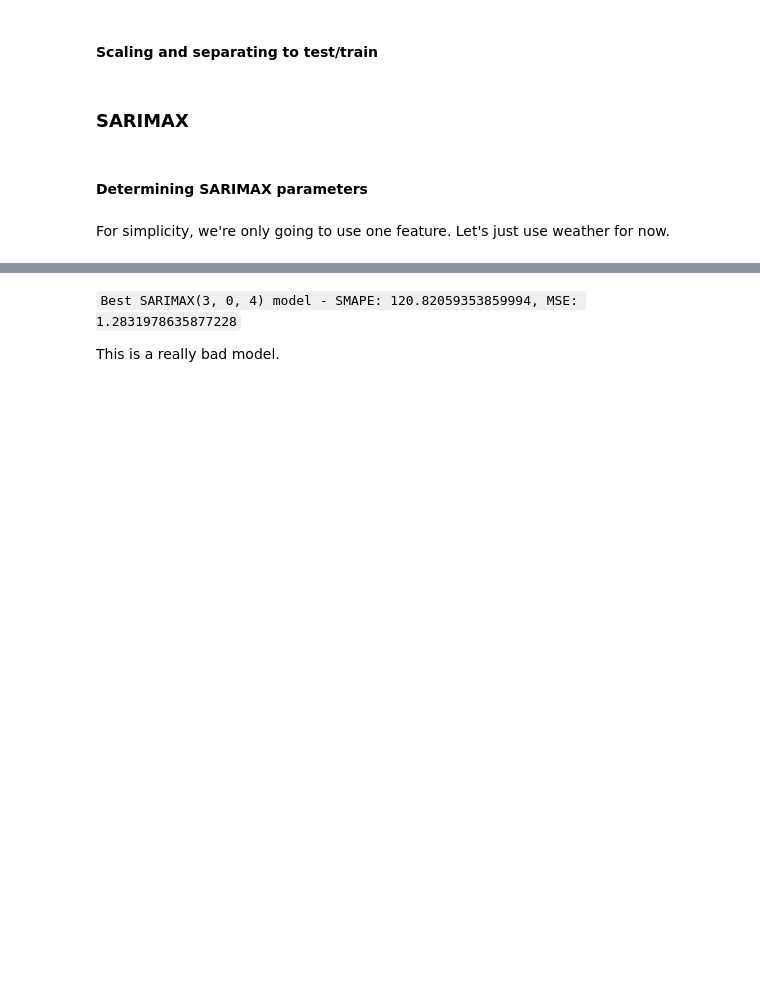
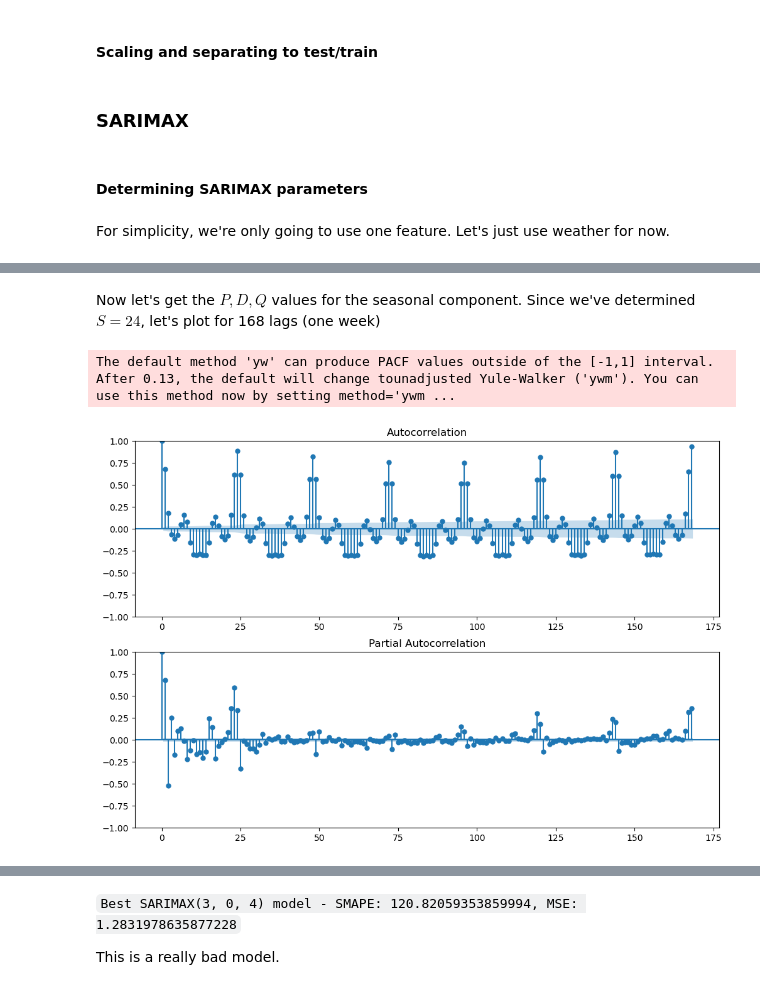
Before and after one commit to jon-robbins/delivery_orders_pred_model, a Jupyter notebook: final_project.ipynb, the cells around one changed output, grey strips where cells are left out. Drawn from its saved outputs; the diff is of its cells as text; code cells hidden in the pictures; blank space fills up the shorter version.

```diff
--- a/final_project.ipynb
+++ b/final_project.ipynb
@@ -761,0 +716,22 @@ best_P, best_D, best_Q, best_S = model.seasonal_order
+# %% [markdown]
+Now let's get the $P,D,Q$ values for the seasonal component. Since we've determined $S=24$, let's plot for 168 lags (one week)
+# %%
+import matplotlib.pyplot as plt
+from statsmodels.graphics.tsaplots import plot_acf, plot_pacf
+
+# Assume 'df' is your DataFrame and 'column_name' is the name of the column you want to plot
+series = data[target]
+
+fig, (ax1, ax2) = plt.subplots(2,1, figsize=(12,8))
+
+# Plot ACF
+plot_acf(series, lags=168, ax=ax1)
+
+
+# Plot PACF
+plot_pacf(series, lags=168, ax=ax2)
+
+plt.show()
+# %% [output]
+The default method 'yw' can produce PACF values outside of the [-1,1] interval. After 0.13, the default will change tounadjusted Yule-Walker ('ywm'). You can use this method now by setting method='ywm ...
+[figure, added]
```
Also changed, not shown: parts of 11 cells of this notebook, 1 other file.
